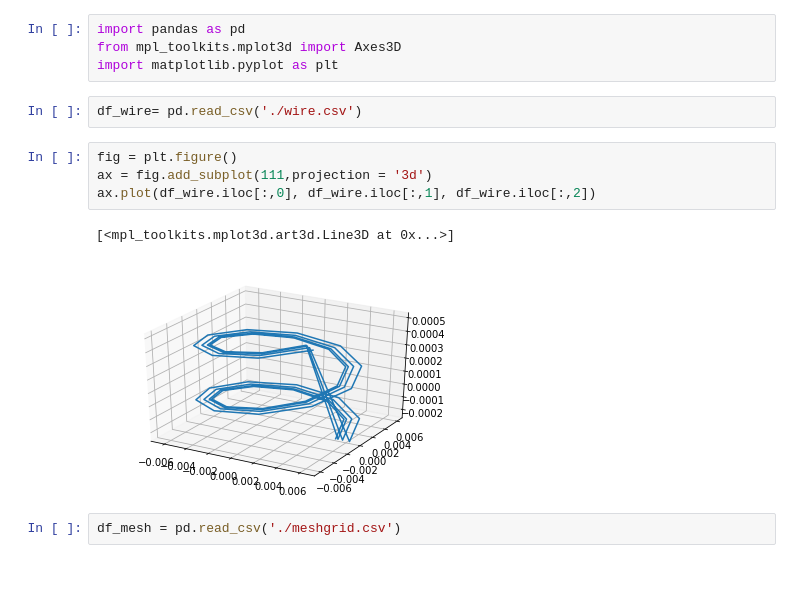
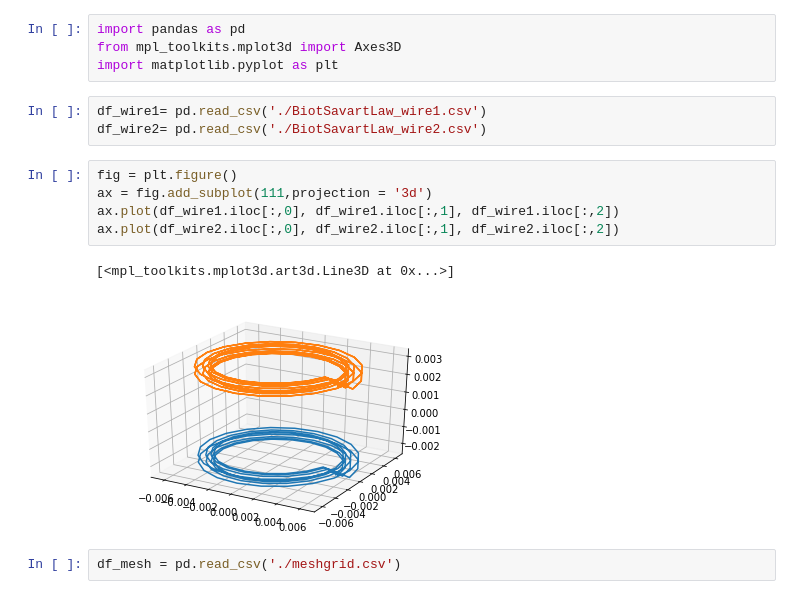
Before and after one commit to julianyulu/WireMag, a Jupyter notebook: plotTest.ipynb, the cells around one changed output. Saved outputs shown, nothing was run; the diff lists cells and outputs as text.

Commit message:
add multi wire config

```diff
--- a/plotTest.ipynb
+++ b/plotTest.ipynb
@@ -2,15 +2,17 @@
 import pandas as pd
 from mpl_toolkits.mplot3d import Axes3D
 import matplotlib.pyplot as plt
-# %%
-df_wire= pd.read_csv('./wire.csv')
+# %%
+df_wire1= pd.read_csv('./BiotSavartLaw_wire1.csv')
+df_wire2= pd.read_csv('./BiotSavartLaw_wire2.csv')
 # %%
 fig = plt.figure()
 ax = fig.add_subplot(111,projection = '3d')
-ax.plot(df_wire.iloc[:,0], df_wire.iloc[:,1], df_wire.iloc[:,2])
+ax.plot(df_wire1.iloc[:,0], df_wire1.iloc[:,1], df_wire1.iloc[:,2])
+ax.plot(df_wire2.iloc[:,0], df_wire2.iloc[:,1], df_wire2.iloc[:,2])
 # %% [output]
 [<mpl_toolkits.mplot3d.art3d.Line3D at 0x...>]
-[figure, old version]
+[figure, new version]
 # %%
 df_mesh = pd.read_csv('./meshgrid.csv')
 # %%
```
Also changed, not shown: parts of 1 cell of this notebook, 7 other files.
